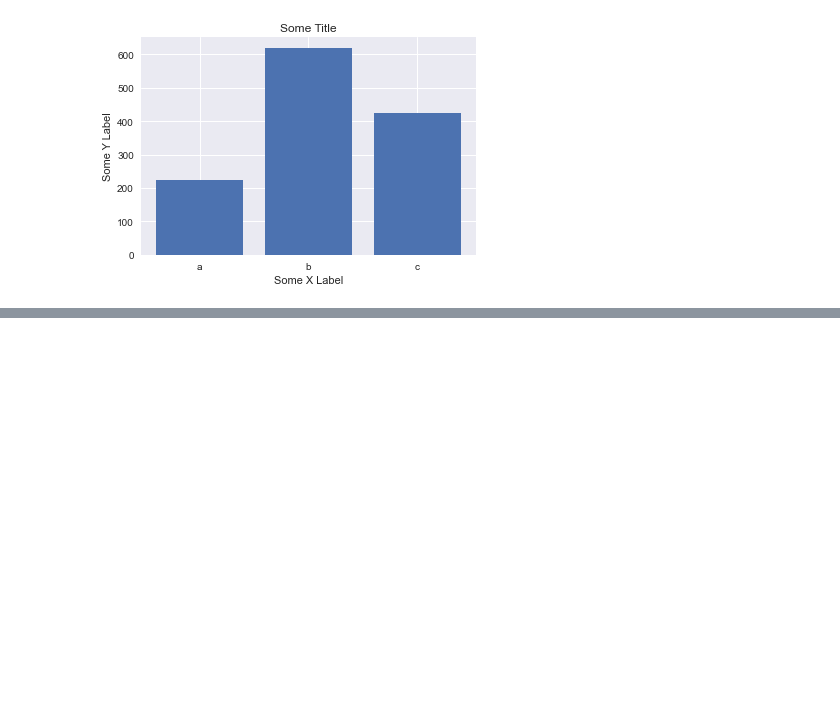
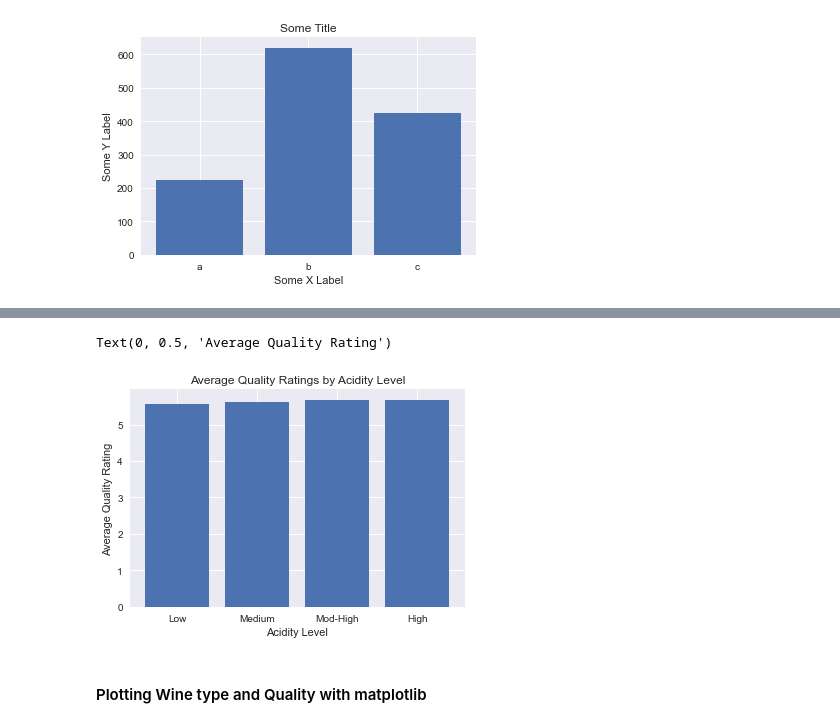
Before and after one commit to jumbamark/data_analysis, a Jupyter notebook: case_studies/first/wine_chemical_properties.ipynb, the cells around one changed output, grey strips where cells are left out. Cells and saved outputs as stored; diff of their text form; code cells hidden in the pictures; blank space fills up the shorter version.

```diff
--- a/case_studies/first/wine_chemical_properties.ipynb
+++ b/case_studies/first/wine_chemical_properties.ipynb
@@ -707,0 +761,18 @@ Text(0, 0.5, 'Some Y Label')
+# %%
+# Create a bar chart with proper labels
+locations = [4, 1, 2, 3]  # reorder values above to go from low to high
+heights = acidity_level_quality_means
+
+# labels = ['Low', 'Medium', 'Moderately High', 'High']
+labels = acidity_level_quality_means.index.str.replace(
+    '_', ' ').str.title()  # alternative to commented out line above
+
+plt.bar(locations, heights, tick_label=labels)
+plt.title('Average Quality Ratings by Acidity Level')
+plt.xlabel('Acidity Level')
+plt.ylabel('Average Quality Rating')
+# %% [output]
+Text(0, 0.5, 'Average Quality Rating')
+[figure, added]
+# %% [markdown]
+#### Plotting Wine type and Quality with matplotlib
```
Also changed, not shown: parts of 17 cells of this notebook.
